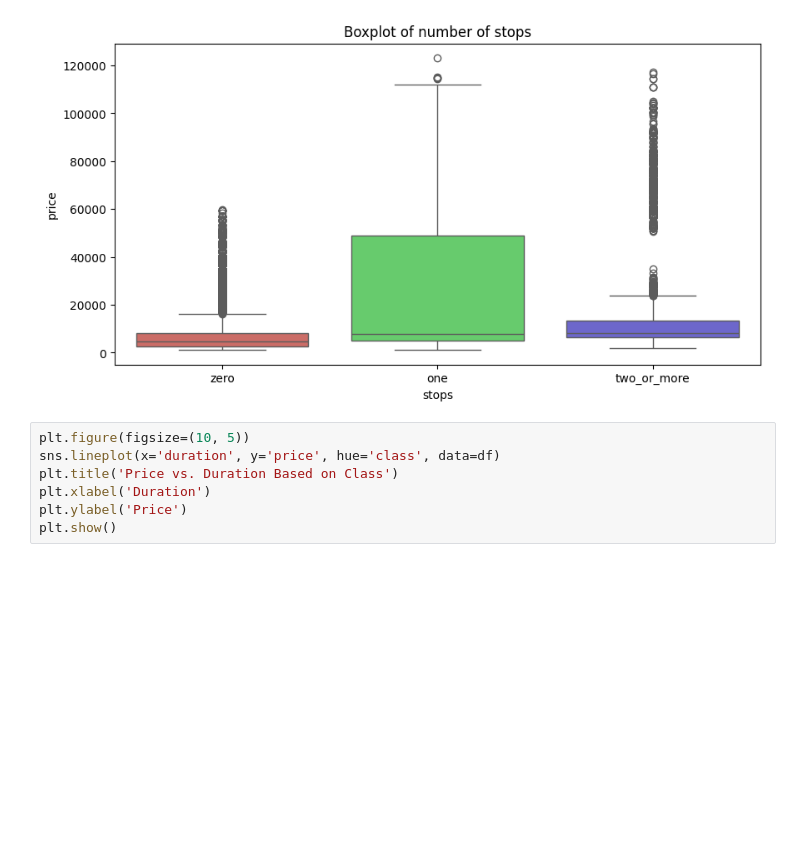
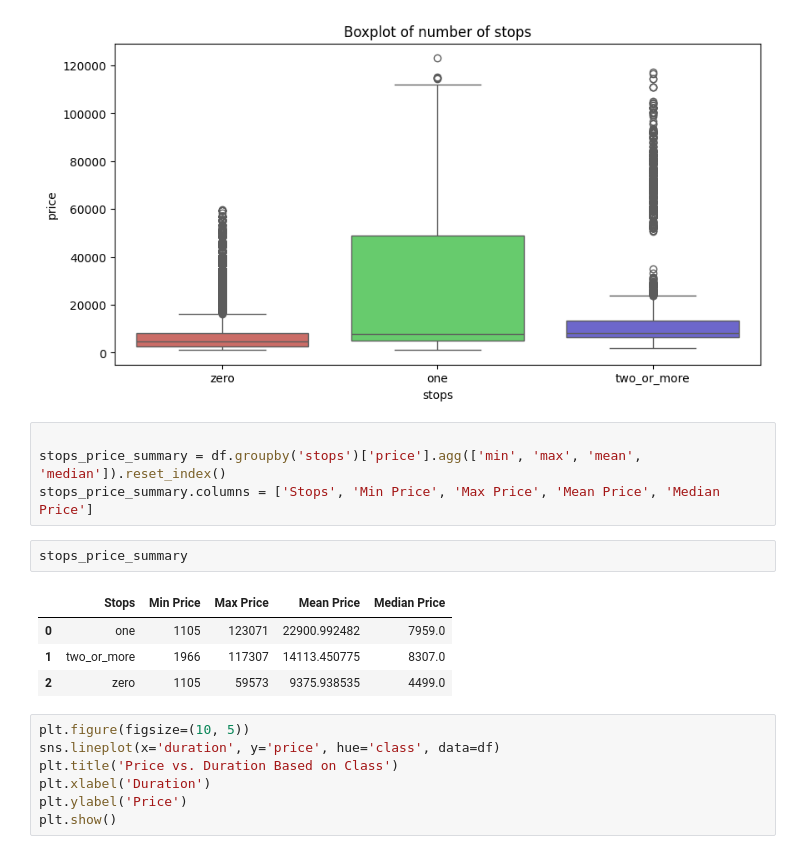
Before and after one commit to Aarzooj/CS343-Machine-Learning-Project, a Jupyter notebook: ML_midreport_EDA.ipynb, the cells around one changed output. Drawn from its saved outputs; the diff is of its cells as text; blank space fills up the shorter version.

```diff
--- a/ML_midreport_EDA.ipynb
+++ b/ML_midreport_EDA.ipynb
@@ -169,6 +193,17 @@ plt.title(f'Boxplot of number of stops')
 plt.show()
 # %% [output]
 [figure]
+# %%
+
+stops_price_summary = df.groupby('stops')['price'].agg(['min', 'max', 'mean', 'median']).reset_index()
+stops_price_summary.columns = ['Stops', 'Min Price', 'Max Price', 'Mean Price', 'Median Price']
+# %%
+stops_price_summary
+# %% [output]
+|  | Stops | Min Price | Max Price | Mean Price | Median Price |
+| 0 | one | 1105 | 123071 | 22900.992482 | 7959.0 |
+| 1 | two_or_more | 1966 | 117307 | 14113.450775 | 8307.0 |
+| 2 | zero | 1105 | 59573 | 9375.938535 | 4499.0 |
 # %%
 plt.figure(figsize=(10, 5))
 sns.lineplot(x='duration', y='price', hue='class', data=df)
```
Also changed, not shown: parts of 6 cells of this notebook.
